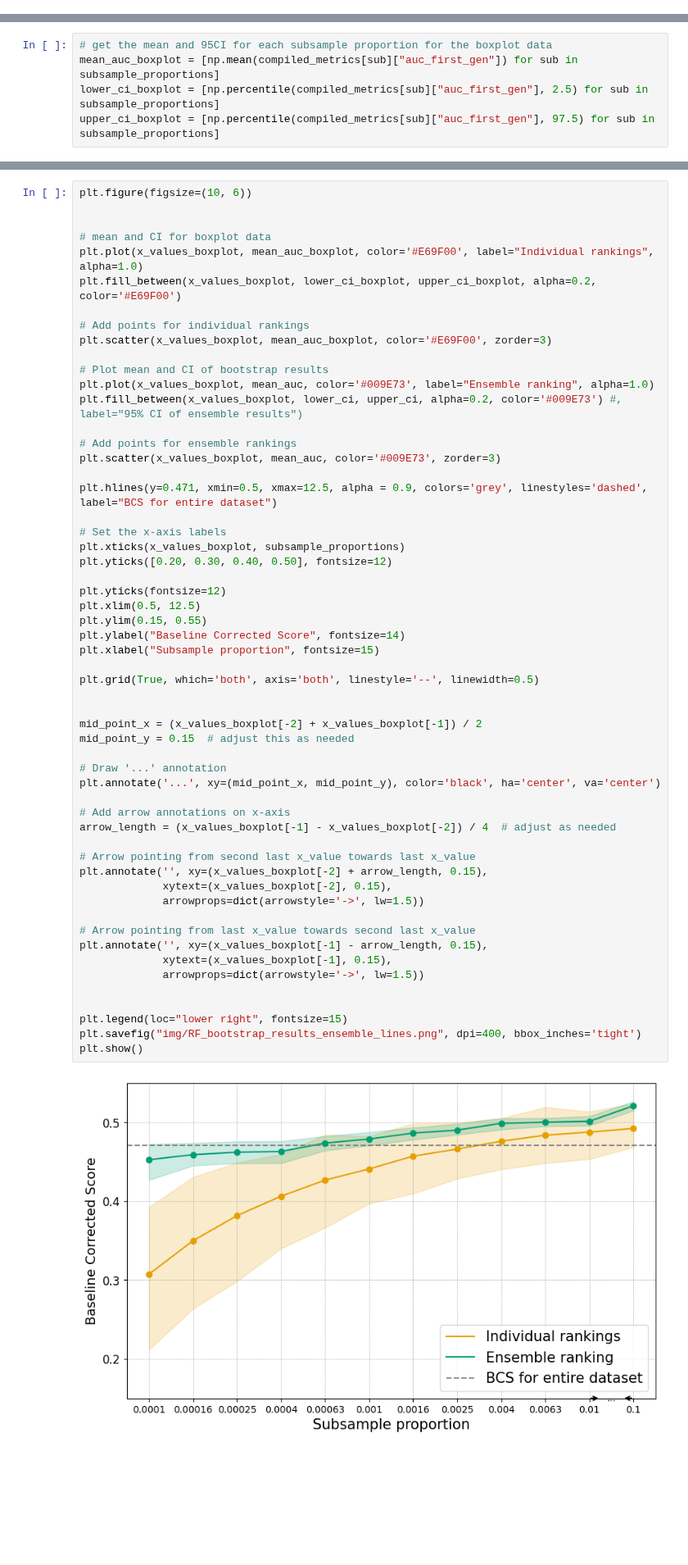
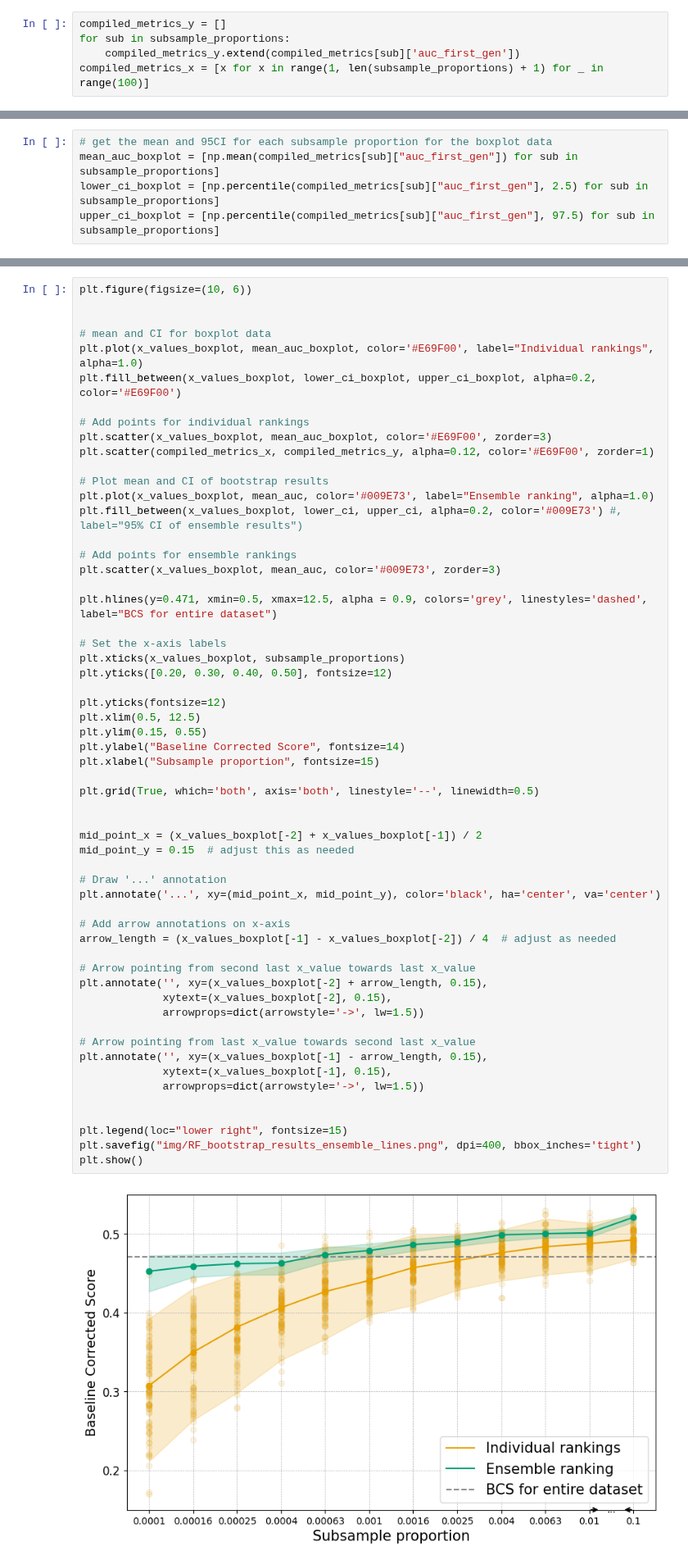
Before and after one commit to amadejp/DS_Project_Feature_Selection, a Jupyter notebook: src/sandbox_visualization.ipynb, the cells around one changed output, grey strips where cells are left out. Shown at 82% size. Drawn from its saved outputs; the diff is of its cells as text; blank space fills up the shorter version.

Commit message:
added individual points to comparison plot

```diff
--- a/src/sandbox_visualization.ipynb
+++ b/src/sandbox_visualization.ipynb
@@ -22,6 +22,11 @@ subsample_proportions = [0.0001, 0.00016, 0.00025, 0.0004, 0.00063,
 # %%
 with open('results/RF_compiled_metrics.pickle', 'rb') as handle:
     compiled_metrics = pickle.load(handle)
+# %%
+compiled_metrics_y = []
+for sub in subsample_proportions:
+    compiled_metrics_y.extend(compiled_metrics[sub]['auc_first_gen'])
+compiled_metrics_x = [x for x in range(1, len(subsample_proportions) + 1) for _ in range(100)]
 # %%
 with open('results/RF_bootstrap_results.pickle', 'rb') as handle:
     bootstrap_results = pickle.load(handle)
@@ -100,6 +105,7 @@ plt.fill_between(x_values_boxplot, lower_ci_boxplot, upper_ci_boxplot, alpha=0.2
 
 # Add points for individual rankings
 plt.scatter(x_values_boxplot, mean_auc_boxplot, color='#E69F00', zorder=3)
+plt.scatter(compiled_metrics_x, compiled_metrics_y, alpha=0.12, color='#E69F00', zorder=1)
 
 # Plot mean and CI of bootstrap results
 plt.plot(x_values_boxplot, mean_auc, color='#009E73', label="Ensemble ranking", alpha=1.0)
@@ -120,34 +126,34 @@ plt.ylim(0.15, 0.55)
 plt.ylabel("Baseline Corrected Score", fontsize=14)
 plt.xlabel("Subsample proportion", fontsize=15)
 
 plt.grid(True, which='both', axis='both', linestyle='--', linewidth=0.5)
 
 
 mid_point_x = (x_values_boxplot[-2] + x_values_boxplot[-1]) / 2
 mid_point_y = 0.15  # adjust this as needed
 
 # Draw '...' annotation
 plt.annotate('...', xy=(mid_point_x, mid_point_y), color='black', ha='center', va='center')
 
 # Add arrow annotations on x-axis
 arrow_length = (x_values_boxplot[-1] - x_values_boxplot[-2]) / 4  # adjust as needed
 
 # Arrow pointing from second last x_value towards last x_value
 plt.annotate('', xy=(x_values_boxplot[-2] + arrow_length, 0.15),
              xytext=(x_values_boxplot[-2], 0.15),
              arrowprops=dict(arrowstyle='->', lw=1.5))
 
 # Arrow pointing from last x_value towards second last x_value
 plt.annotate('', xy=(x_values_boxplot[-1] - arrow_length, 0.15),
              xytext=(x_values_boxplot[-1], 0.15),
              arrowprops=dict(arrowstyle='->', lw=1.5))
 
 
 plt.legend(loc="lower right", fontsize=15)
 plt.savefig("img/RF_bootstrap_results_ensemble_lines.png", dpi=400, bbox_inches='tight')
 plt.show()
 # %% [output]
-[figure, old version]
+[figure, new version]
 # %%
 fig, ax = plt.subplots(figsize=(10, 6))
 
```
